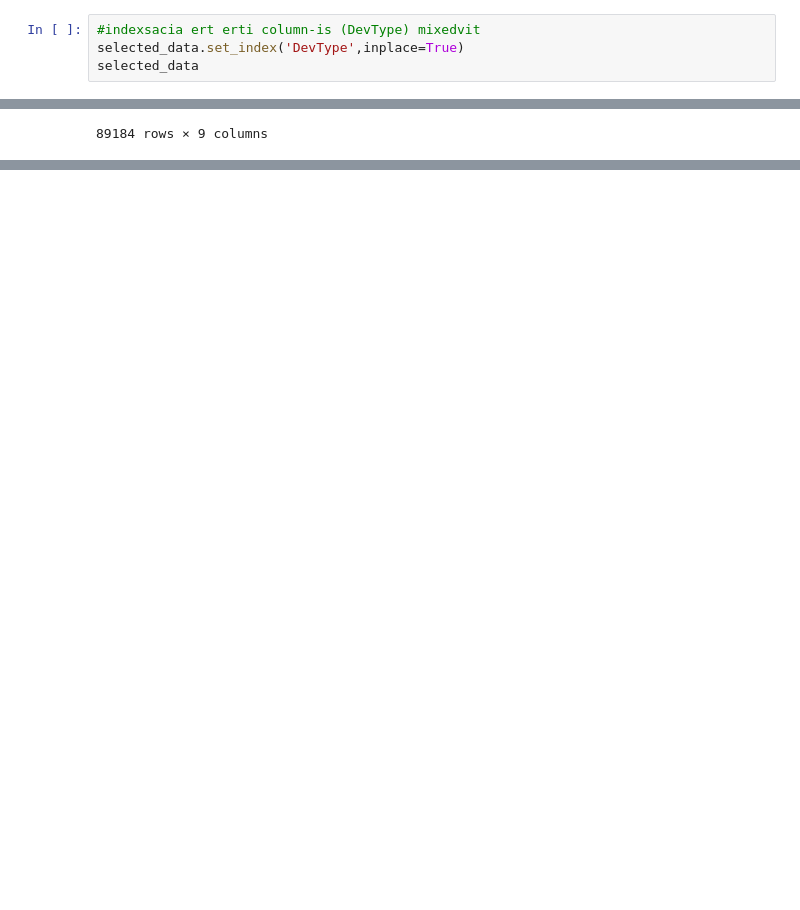
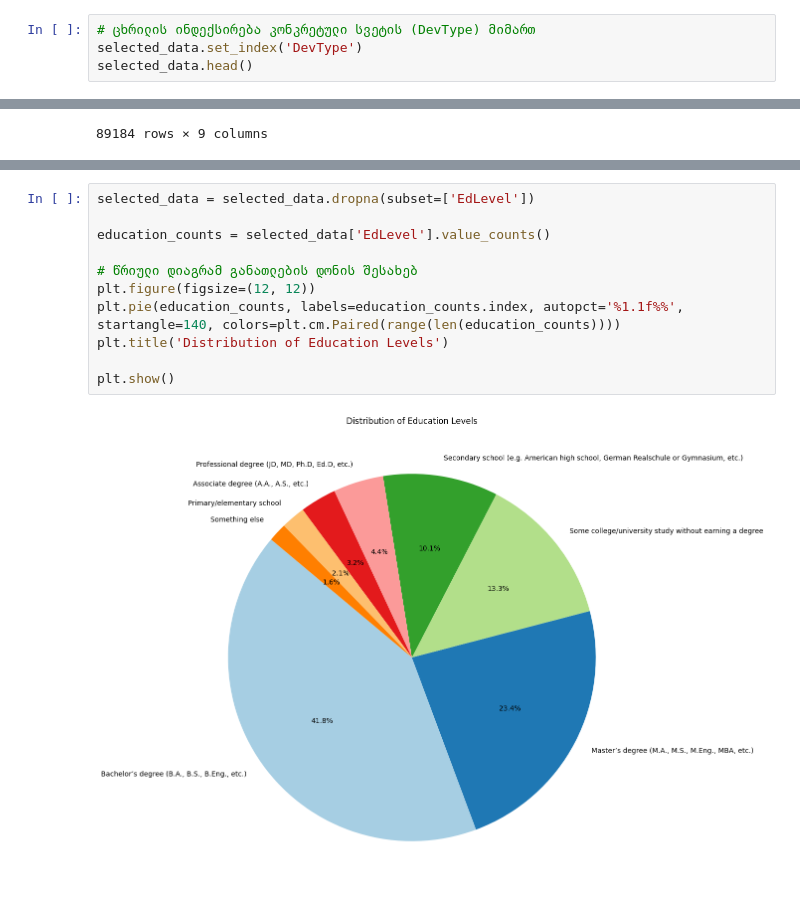
Before and after one commit to LBLBLBLBLBLB/data-analytics, a Jupyter notebook: task1/task1.ipynb, the cells around one changed output, grey strips where cells are left out. Cells and saved outputs as stored; diff of their text form; blank space fills up the shorter version.

```diff
--- a/task1/task1.ipynb
+++ b/task1/task1.ipynb
@@ -37,7 +25,7 @@ selected_data.head()
 # %%
-#indexsacia ert erti column-is (DevType) mixedvit
-selected_data.set_index('DevType',inplace=True)
-selected_data
+# ცხრილის ინდექსირება კონკრეტული სვეტის (DevType) მიმართ
+selected_data.set_index('DevType')
+selected_data.head()
 # %% [output]
 |  | Age | LearnCode | YearsCode | LanguageHaveWorkedWith | LanguageWantToWorkWith | WebframeHaveWorkedWith | ... |
 | DevType |  |  |  |  |  |  | ... |
@@ -108,0 +149,13 @@ TypeError: could not convert string to float: 'Less than 1 year'
+# %%
+selected_data = selected_data.dropna(subset=['EdLevel'])
+
+education_counts = selected_data['EdLevel'].value_counts()
+
+# წრიული დიაგრამ განათლების დონის შესახებ
+plt.figure(figsize=(12, 12))
+plt.pie(education_counts, labels=education_counts.index, autopct='%1.1f%%', startangle=140, colors=plt.cm.Paired(range(len(education_counts))))
+plt.title('Distribution of Education Levels')
+
+plt.show()
+# %% [output]
+[figure, added]
```
Also changed, not shown: parts of 6 cells of this notebook, 2 other files.
